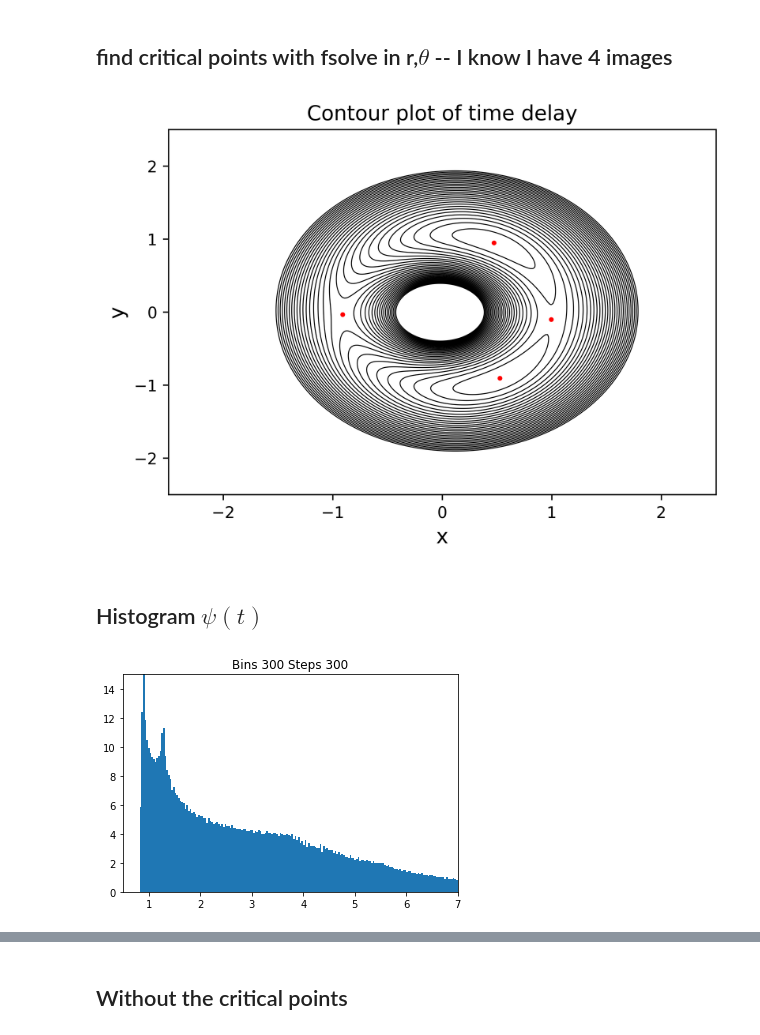
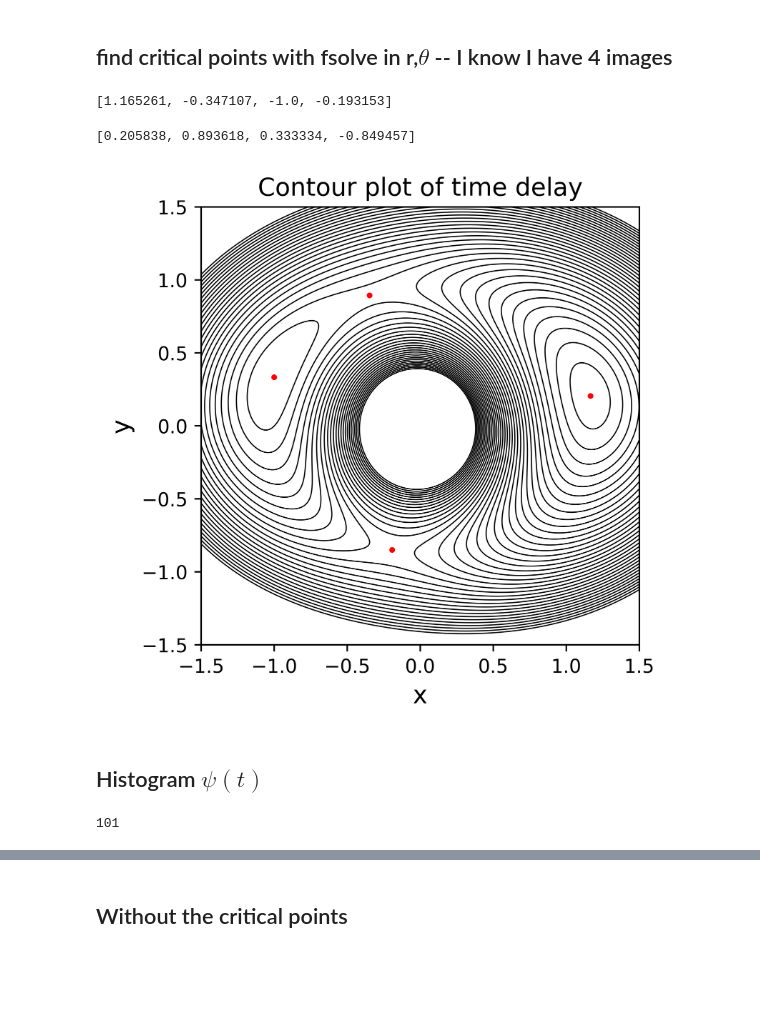
Before and after one commit to margres/Master-thesis, a Jupyter notebook: Contour_integral.ipynb, the cells around one changed output, grey strips where cells are left out. Saved outputs shown, nothing was run; the diff lists cells and outputs as text; code cells hidden in the pictures; blank space fills up the shorter version.

```diff
--- a/Contour_integral.ipynb
+++ b/Contour_integral.ipynb
@@ -88,43 +57,2 @@ mu_critical(x_)
 # %% [markdown]
 ## find critical points with fsolve in r,$\theta$ -- I know I have 4 images
-# %%
-r_sol=[]
-theta_sol=[]
-
-def to_cartesian(r,theta):
-    x=r*np.cos(theta)
-    y=r*np.sin(theta)
-    return x,y
-
-def equations(p):
-    r, theta = p
-    #x,y=p
-    cosTheta = np.cos(theta)
-    sinTheta = np.sin(theta)
-    der_theta=-2.*mu*np.sin(2.*theta)*r**2.-2.*th*r*(np.sin(phi)*cosTheta-np.cos(phi)*sinTheta)
-    der_r=2.*r * cosTheta**2.* (1+ mu) +2.*r*(1-mu)*sinTheta**2.-2.*th*(cosTheta*np.cos(phi)+sinTheta*np.sin(phi))- 2./r
-    return (der_r,der_theta)
-    #return (2*(1+mu)*r*cosTheta-2*th*np.cos(phi)-2*cosTheta/r, 2*(1-mu)*r*sinTheta-2*th*np.sin(phi)-2*sinTheta/r)
-
-
-node_theta_t = np.array([0,0.25*np.pi,0.5*np.pi,np.pi,1.5*np.pi,2.*np.pi])
-
-
-for i in node_theta_t:
-    r_tmp, theta_tmp=fsolve(equations,(1,i)) #r,theta
-    if r_tmp>=0:
-        r_sol.append(r_tmp)
-        theta_sol.append(theta_tmp)
-#print(equations((r, theta)))
-
-#r_tmp, theta_tmp=fsolve(equations,(1,0)) #r,theta
-
-x=[]
-y=[]
-for t,r_ in zip(theta_sol,r_sol):
-    x_tmp,y_tmp=to_cartesian(r_,t)
-    x_tmp=round(x_tmp,6)
-    y_tmp=round(y_tmp,6)
-    if x_tmp not in x and y_tmp not in y:
-        x.append(x_tmp)
-        y.append(y_tmp)
@@ -131,17 +129,25 @@ for t,r_ in zip(theta_sol,r_sol):
+# %%
+x
+# %% [output]
+[1.165261, -0.347107, -1.0, -0.193153]
+# %%
+y
+# %% [output]
+[0.205838, 0.893618, 0.333334, -0.849457]
 # %%
 fig = plt.figure(dpi=600)
 left, bottom, width, height = 0.1, 0.1, 0.8, 0.8
 ax = fig.add_axes([left, bottom, width, height])
 plt.scatter(x,y,color='r',s=4)
-cp = ax.contour(X, Y, tau,np.linspace(0,2,50),linewidths=0.6, extent=[-2,2,-2,2], colors='black')
-
+cp = ax.contour(X, Y, tau,np.linspace(0,1,50),linewidths=0.6, extent=[-2,2,-2,2], colors='black')
+plt.gca().set_aspect('equal', adjustable='box')
 cp.ax.set_ylabel('y', fontsize=13)
 cp.ax.set_xlabel('x', fontsize=13)
 
 plt.title('Contour plot of time delay', fontsize=13)
 #a=plt.colorbar(cset)
 #a.set_label("time delay", fontsize=13)
 plt.savefig('contour_plot_with_points')
 plt.show()
 # %% [output]
-[figure, old version]
+[figure, new version]
@@ -153,17 +154,2 @@ for i in range(len(r_sol)):
 # %% [markdown]
 ## Histogram $ \psi (t)$
-# %%
-tau_for_hist=tau.flatten()
-dx=np.ones(len(tau_for_hist))*(xmax-xmin)/(n_steps)  #size of the step in the grid. in the lens frame of reference
-
-weight=dx*dx/(np.max(tau)-np.min(tau))*n_bins
-values, bins, _ =plt.hist(tau_for_hist, n_bins, weights=weight) #color='gray') #psi
-#values, bins, _ =plt.hist(tau_for_hist,n_bins, weights=dx*dx*(np.max(tau)-np.min(tau))/n_bins) #psi
-plt.xlim(0.5, 7)
-plt.ylim(0, 15)
-area = sum(np.diff(bins)*values)
-plt.title('Bins '+str(n_bins)+' Steps '+str(n_steps))
-plt.savefig('hist_constantstep_Bins_'+str(n_bins)+'_Steps_'+str(n_steps))
-plt.show()
-# %% [output]
-[figure, removed]
@@ -169,0 +202,4 @@ plt.show()
+# %%
+len(bins_1)
+# %% [output]
+101
```
Also changed, not shown: parts of 63 cells of this notebook, 9 other files.
